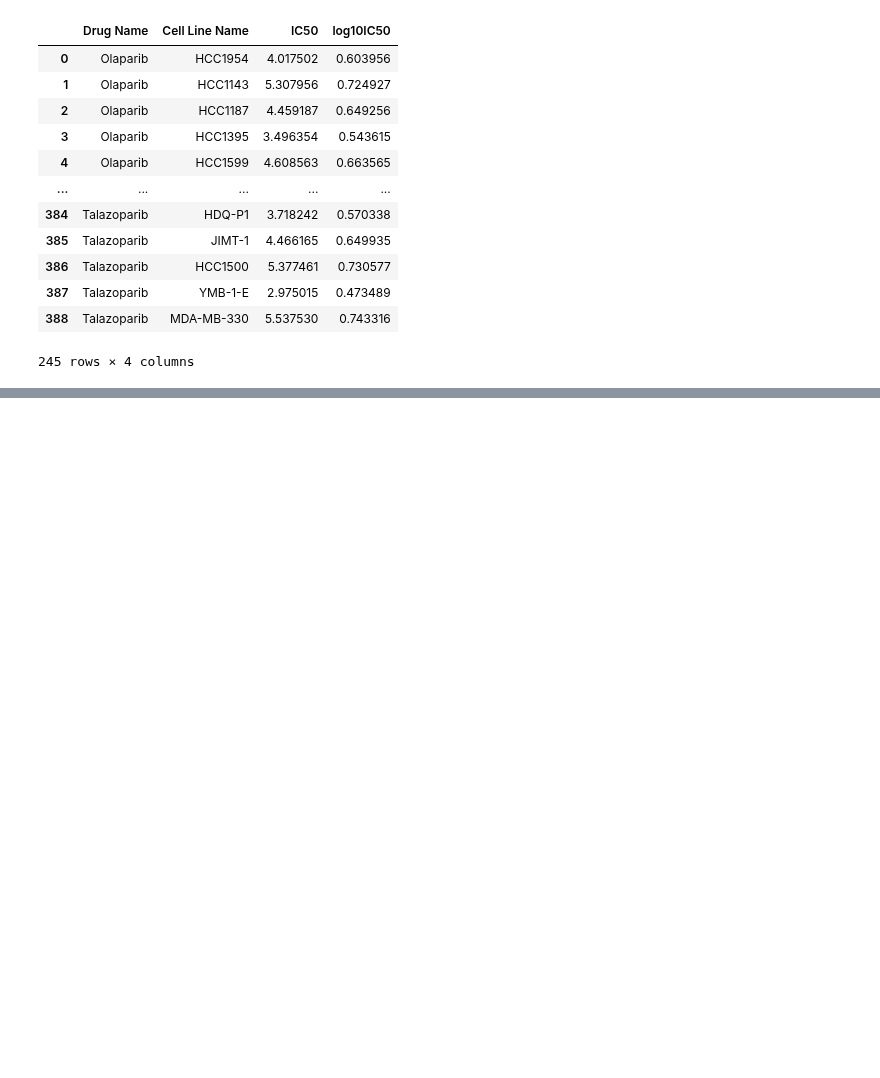
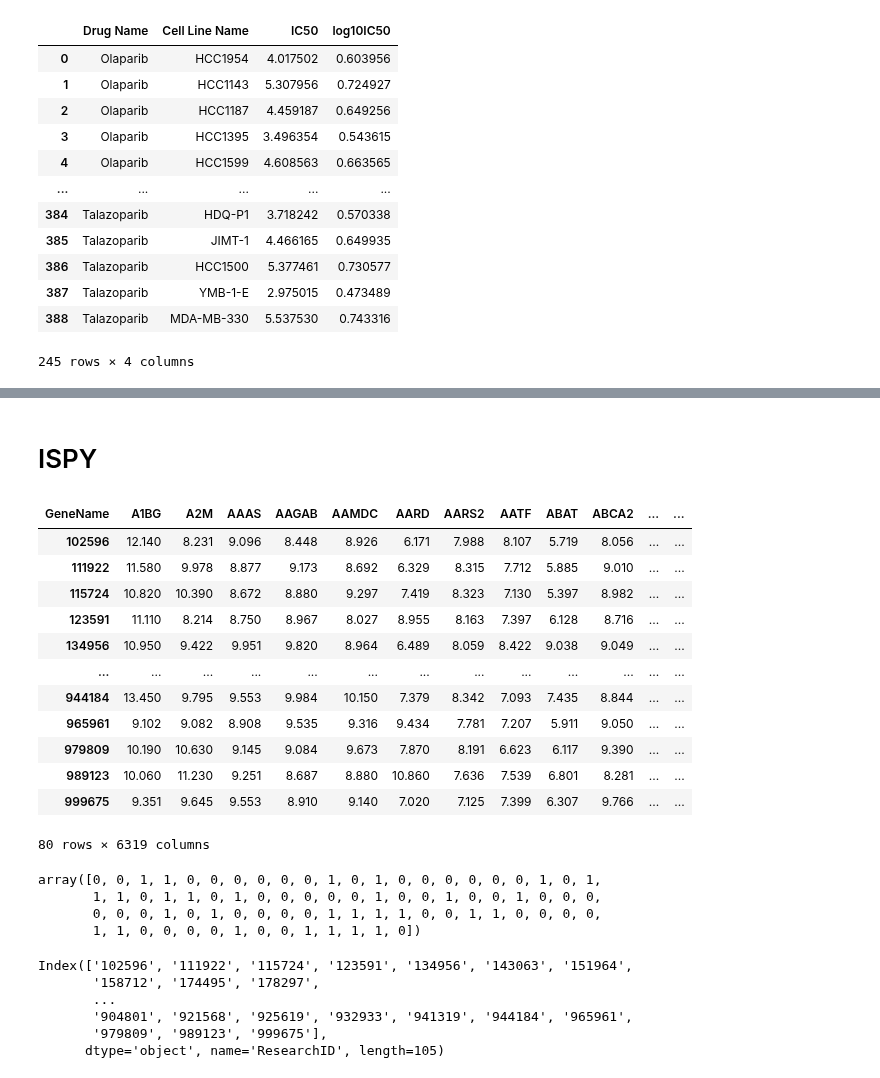
Before and after one commit to l1joseph/Multiscale_HRD_Classifier, a Jupyter notebook: prelim_analysis/BRCAness_model.ipynb, the cells around one changed output, grey strips where cells are left out. Saved outputs shown, nothing was run; the diff lists cells and outputs as text; code cells hidden in the pictures; blank space fills up the shorter version.

```diff
--- a/prelim_analysis/BRCAness_model.ipynb
+++ b/prelim_analysis/BRCAness_model.ipynb
@@ -591,0 +669,7 @@ Feature names seen at fit time, yet now missing:
+# %% [markdown]
+# ISPY
+# %%
+common_columns_ispy = ispy_probe_transposed.columns.intersection(deseq_filtered_rna_seq_df_common.columns)
+
+# Convert to a list
+ispy_probe_transposed_filt = ispy_probe_transposed[list(common_columns_ispy)]
@@ -591,0 +690,16 @@ Feature names seen at fit time, yet now missing:
+# %%
+ispy_probe_transposed_filt
+# %% [output]
+| GeneName | A1BG | A2M | AAAS | AAGAB | AAMDC | AARD | AARS2 | AATF | ABAT | ABCA2 | ... | ... |
+| 102596 | 12.140 | 8.231 | 9.096 | 8.448 | 8.926 | 6.171 | 7.988 | 8.107 | 5.719 | 8.056 | ... | ... |
+| 111922 | 11.580 | 9.978 | 8.877 | 9.173 | 8.692 | 6.329 | 8.315 | 7.712 | 5.885 | 9.010 | ... | ... |
+| 115724 | 10.820 | 10.390 | 8.672 | 8.880 | 9.297 | 7.419 | 8.323 | 7.130 | 5.397 | 8.982 | ... | ... |
+| 123591 | 11.110 | 8.214 | 8.750 | 8.967 | 8.027 | 8.955 | 8.163 | 7.397 | 6.128 | 8.716 | ... | ... |
+| 134956 | 10.950 | 9.422 | 9.951 | 9.820 | 8.964 | 6.489 | 8.059 | 8.422 | 9.038 | 9.049 | ... | ... |
+| ... | ... | ... | ... | ... | ... | ... | ... | ... | ... | ... | ... | ... |
+| 944184 | 13.450 | 9.795 | 9.553 | 9.984 | 10.150 | 7.379 | 8.342 | 7.093 | 7.435 | 8.844 | ... | ... |
+| 965961 | 9.102 | 9.082 | 8.908 | 9.535 | 9.316 | 9.434 | 7.781 | 7.207 | 5.911 | 9.050 | ... | ... |
+| 979809 | 10.190 | 10.630 | 9.145 | 9.084 | 9.673 | 7.870 | 8.191 | 6.623 | 6.117 | 9.390 | ... | ... |
+| 989123 | 10.060 | 11.230 | 9.251 | 8.687 | 8.880 | 10.860 | 7.636 | 7.539 | 6.801 | 8.281 | ... | ... |
+| 999675 | 9.351 | 9.645 | 9.553 | 8.910 | 9.140 | 7.020 | 7.125 | 7.399 | 6.307 | 9.766 | ... | ... |
+80 rows × 6319 columns
@@ -591,0 +710,16 @@ Feature names seen at fit time, yet now missing:
+# %%
+ispy_predictions
+# %% [output]
+array([0, 0, 1, 1, 0, 0, 0, 0, 0, 0, 1, 0, 1, 0, 0, 0, 0, 0, 0, 1, 0, 1,
+       1, 1, 0, 1, 1, 0, 1, 0, 0, 0, 0, 0, 1, 0, 0, 1, 0, 0, 1, 0, 0, 0,
+       0, 0, 0, 1, 0, 1, 0, 0, 0, 0, 1, 1, 1, 1, 0, 0, 1, 1, 0, 0, 0, 0,
+       1, 1, 0, 0, 0, 0, 1, 0, 0, 1, 1, 1, 1, 0])
+# %%
+ispy2_response.index
+# %% [output]
+Index(['102596', '111922', '115724', '123591', '134956', '143063', '151964',
+       '158712', '174495', '178297',
+       ...
+       '904801', '921568', '925619', '932933', '941319', '944184', '965961',
+       '979809', '989123', '999675'],
+      dtype='object', name='ResearchID', length=105)
```
Also changed, not shown: parts of 35 cells of this notebook, 4 other files.
